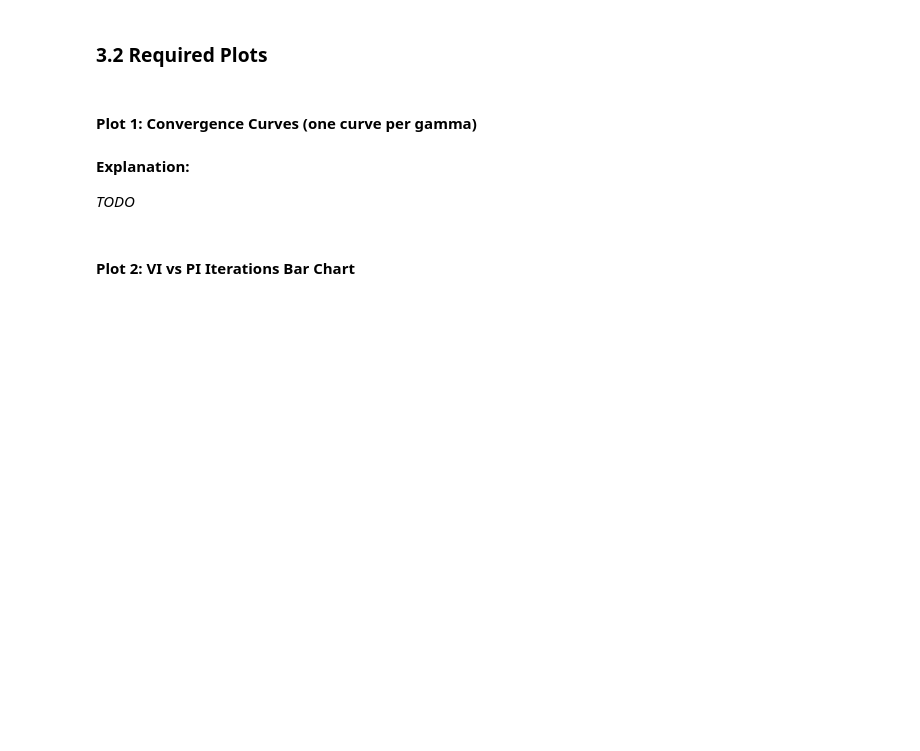
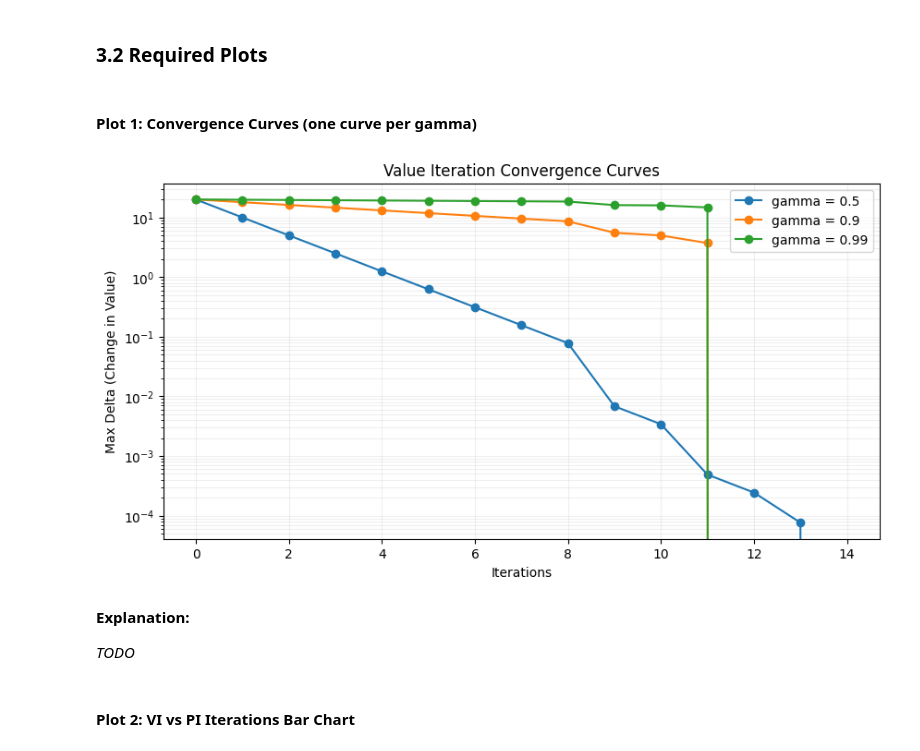
Before and after one commit to MoazGehad/DP_Reinforcement_Learning, a Jupyter notebook: Assignment1_DP_RL.ipynb, the cells around one changed output. Drawn from its saved outputs; the diff is of its cells as text; code cells hidden in the pictures; blank space fills up the shorter version.

Commit message:
Testing and plots

```diff
--- a/Assignment1_DP_RL.ipynb
+++ b/Assignment1_DP_RL.ipynb
@@ -75,9 +92,9 @@ class TaxiEnvironment:
         return self.env.render()
 # %%
 # Test TaxiEnvironment
-# env = TaxiEnvironment()
-# print(f'Number of states: {env.n_states}')
-# print(f'Number of actions: {env.n_actions}')
-# print(f'Sample transition P[0][0]: {env.P[0][0]}')
-# state = env.reset()
-# print(f'Initial state: {state}')
+env = TaxiEnvironment()
+print(f'Number of states: {env.n_states}')
+print(f'Number of actions: {env.n_actions}')
+print(f'Sample transition P[0][0]: {env.P[0][0]}')
+state = env.reset()
+print(f'Initial state: {state}')
@@ -582,9 +622,11 @@ Run both algorithms with gamma in {0.50, 0.90, 0.99}.
 # %% [markdown]
 #### Plot 1: Convergence Curves (one curve per gamma)
 # %%
-# histories = [results[g]['vi_agent'].convergence_history for g in gamma_values]
-# labels = [f'gamma = {g}' for g in gamma_values]
-# vis.plot_convergence(histories, labels, title='Value Iteration Convergence Curves')
+histories = [results[g]['vi_agent'].convergence_history for g in gamma_values]
+labels = [f'gamma = {g}' for g in gamma_values]
+vis.plot_convergence(histories, labels, title='Value Iteration Convergence Curves')
+# %% [output]
+[figure, added]
 # %% [markdown]
 **Explanation:**
 
```
Also changed, not shown: parts of 11 cells of this notebook.
